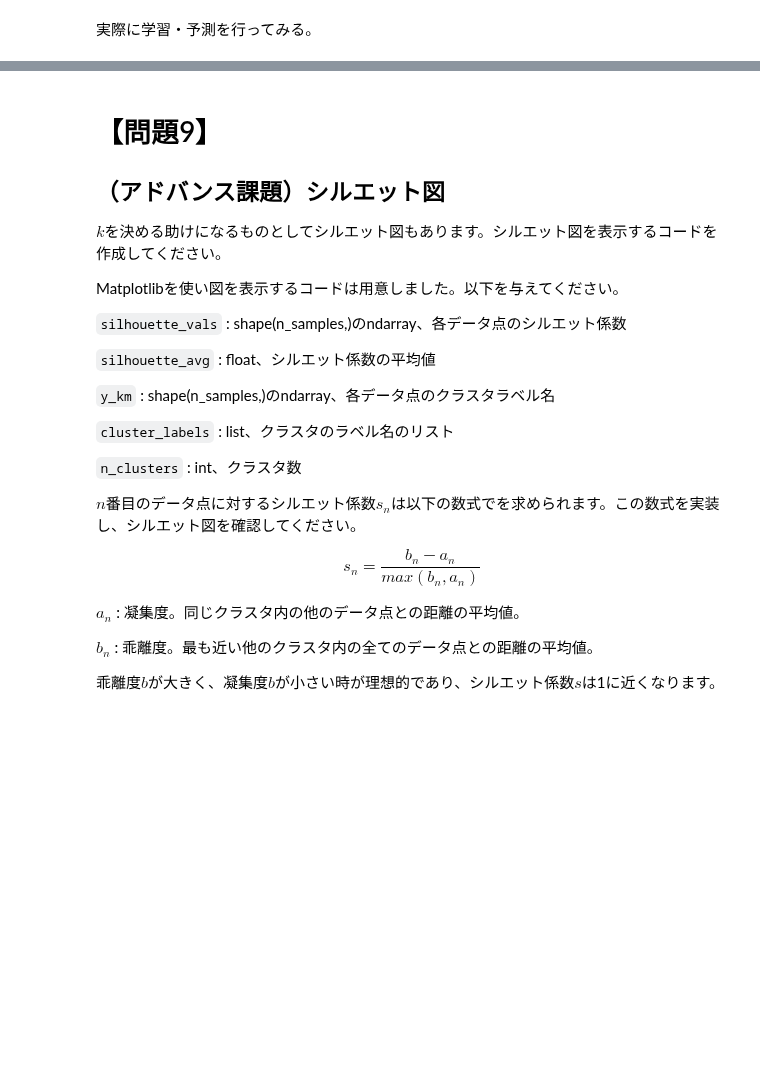
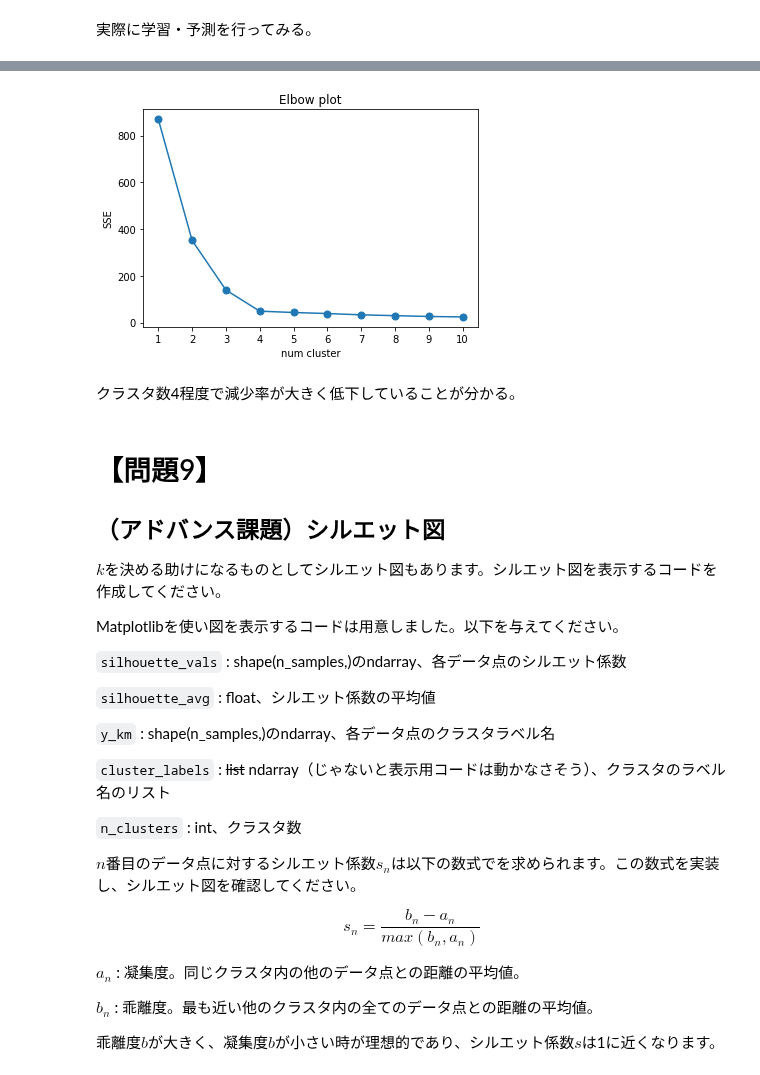
Before and after one commit to taiki-nakaso/diveintocode-ml, a Jupyter notebook: src/sprint/sprint7/sprint7.ipynb, the cells around one changed output, grey strips where cells are left out. Saved outputs shown, nothing was run; the diff lists cells and outputs as text; code cells hidden in the pictures; blank space fills up the shorter version.

```diff
--- a/src/sprint/sprint7/sprint7.ipynb
+++ b/src/sprint/sprint7/sprint7.ipynb
@@ -547,0 +610,21 @@ plot_cluster(X, skm)
+# %%
+def plot_elbow(X, range_):
+    sse_elbow = []
+
+    for i in range(1, range_+1):
+        skm = ScratchKMeans(n_clusters=i, n_init=50, max_iter=50, tol=1.0e-6)
+        skm.fit(X)
+        sse_elbow.append(skm.sse[-1])
+
+    %matplotlib inline
+    plt.title('Elbow plot')
+    plt.xlabel('num cluster')
+    plt.xticks(range(1, range_+1))
+    plt.ylabel('SSE')
+
+    plt.plot(range(1, range_+1), sse_elbow, marker='o', markersize=7)
+
+    plt.show()
+# %%
+plot_elbow(X, 10)
+# %% [output]
@@ -548,3 +641,6 @@ plot_cluster(X, skm)
+[figure, added]
+# %% [markdown]
+クラスタ数4程度で減少率が大きく低下していることが分かる。
 # %% [markdown]
 # 【問題9】
 ## （アドバンス課題）シルエット図
@@ -563,7 +659,7 @@ Matplotlibを使い図を表示するコードは用意しました。以下を
 `y_km` : shape(n_samples,)のndarray、各データ点のクラスタラベル名
 
 
-`cluster_labels` : list、クラスタのラベル名のリスト
+`cluster_labels` : ~~list~~ ndarray（じゃないと表示用コードは動かなさそう）、クラスタのラベル名のリスト
 
 
 `n_clusters` : int、クラスタ数
```
Also changed, not shown: parts of 20 cells of this notebook, 1 other file.
